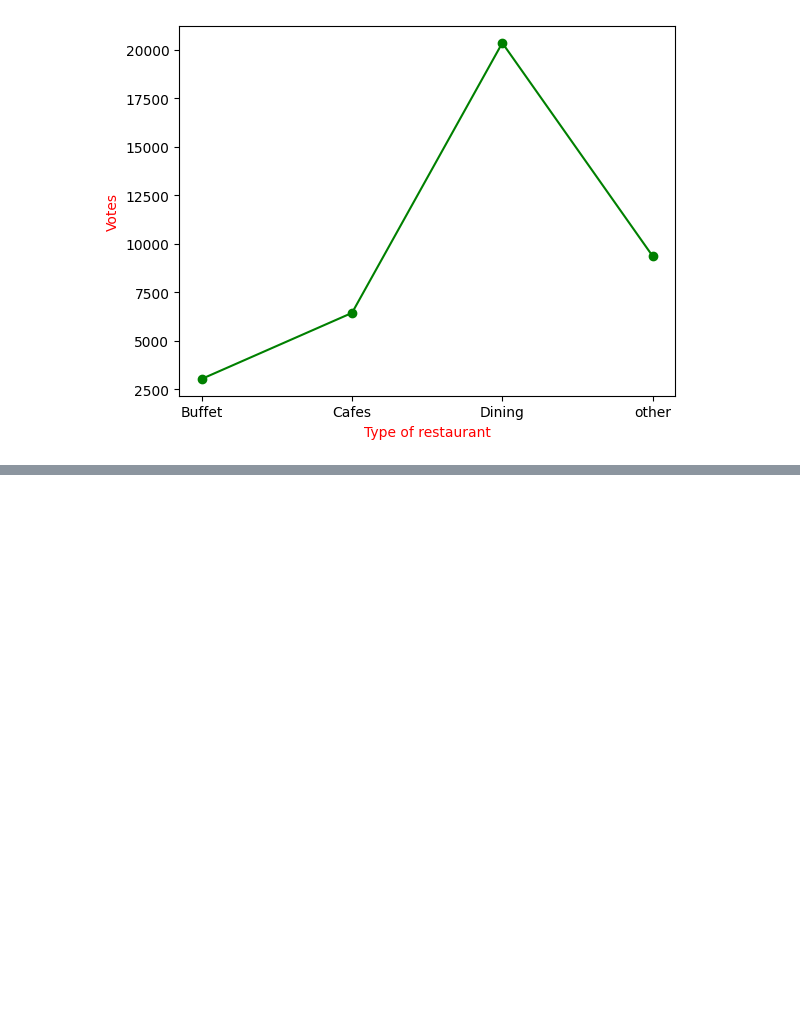
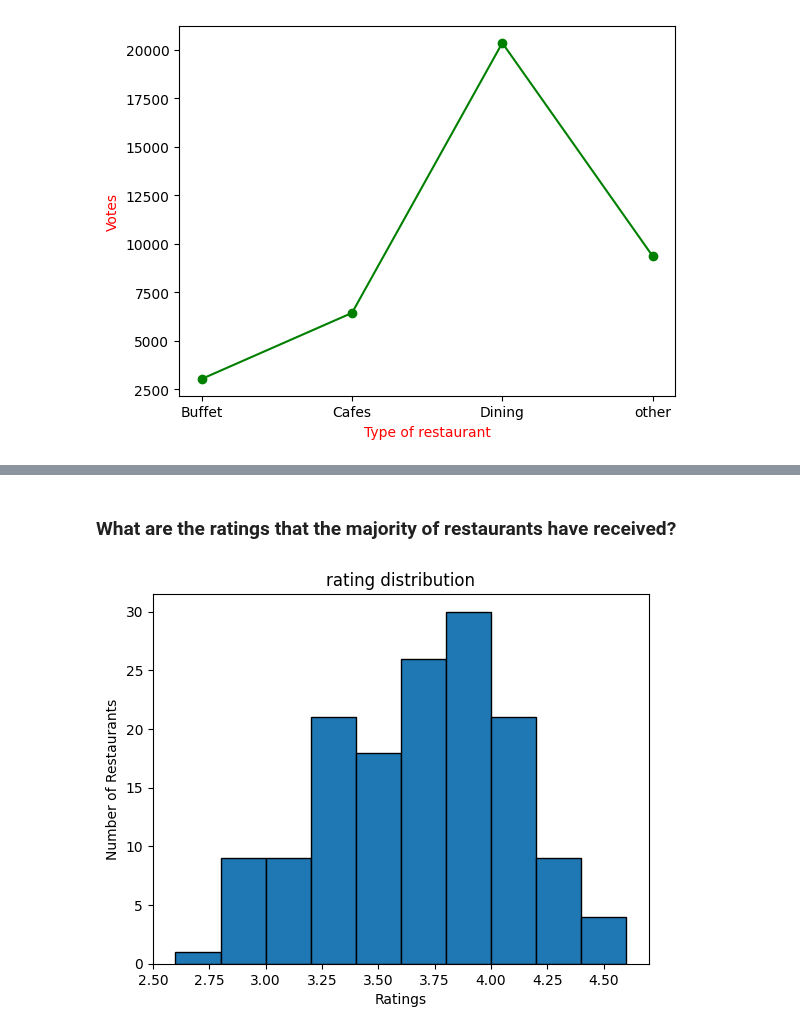
Before and after one commit to GitTanish/lvlPython, a Jupyter notebook: Zomato_Project.ipynb, the cells around one changed output, grey strips where cells are left out. Cells and saved outputs as stored; diff of their text form; code cells hidden in the pictures; blank space fills up the shorter version.

```diff
--- a/Zomato_Project.ipynb
+++ b/Zomato_Project.ipynb
@@ -112,0 +94,10 @@ Text(0, 0.5, 'Votes')
+# %% [markdown]
+### What are the ratings that the majority of restaurants have received?
+# %%
+plt.hist(zom['rate'],bins=10,edgecolor='black')
+plt.xlabel('Ratings')
+plt.ylabel('Number of Restaurants')
+plt.title('rating distribution')
+plt.show()
+# %% [output]
+[figure, added]
```
Also changed, not shown: parts of 7 cells of this notebook.
